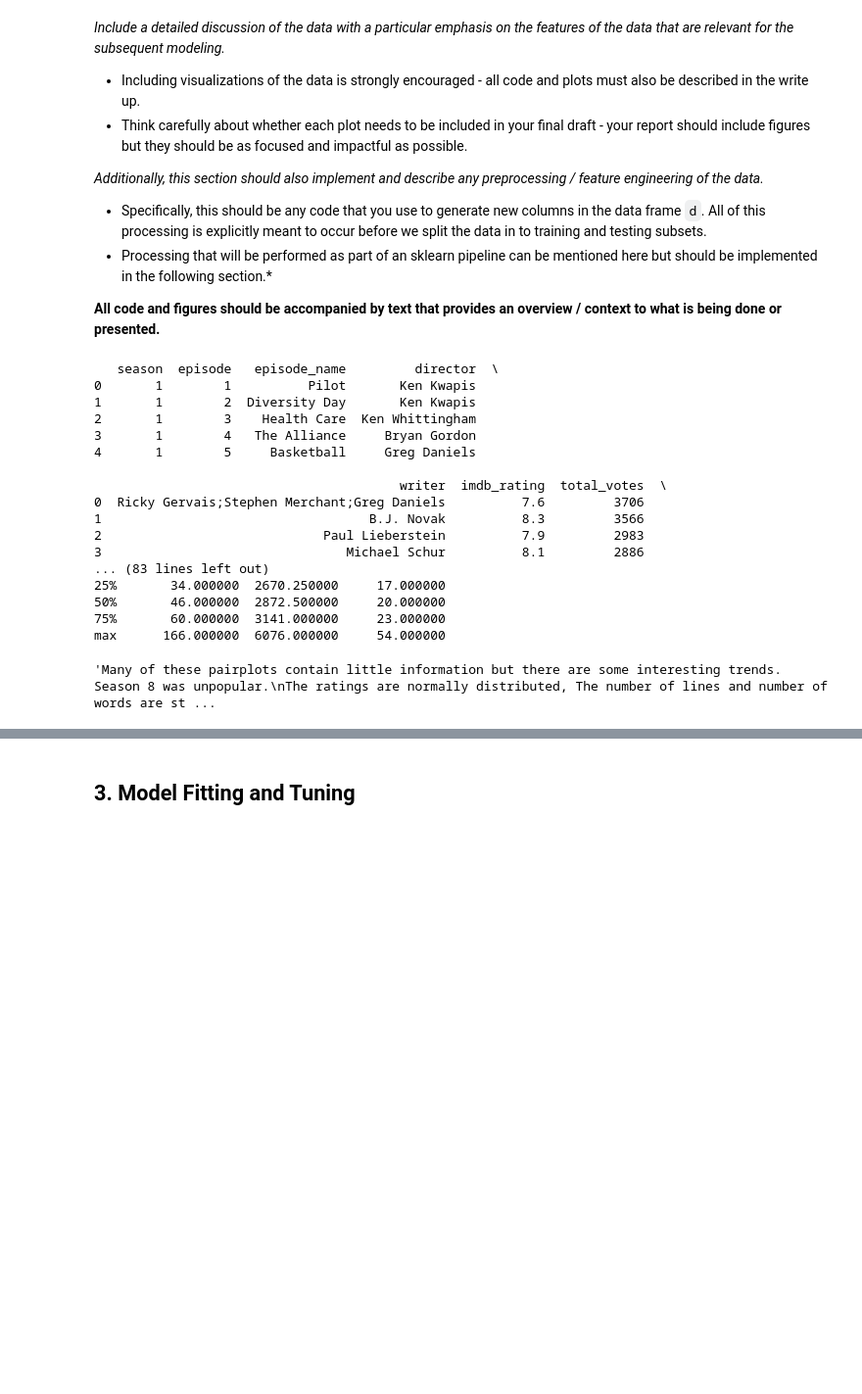
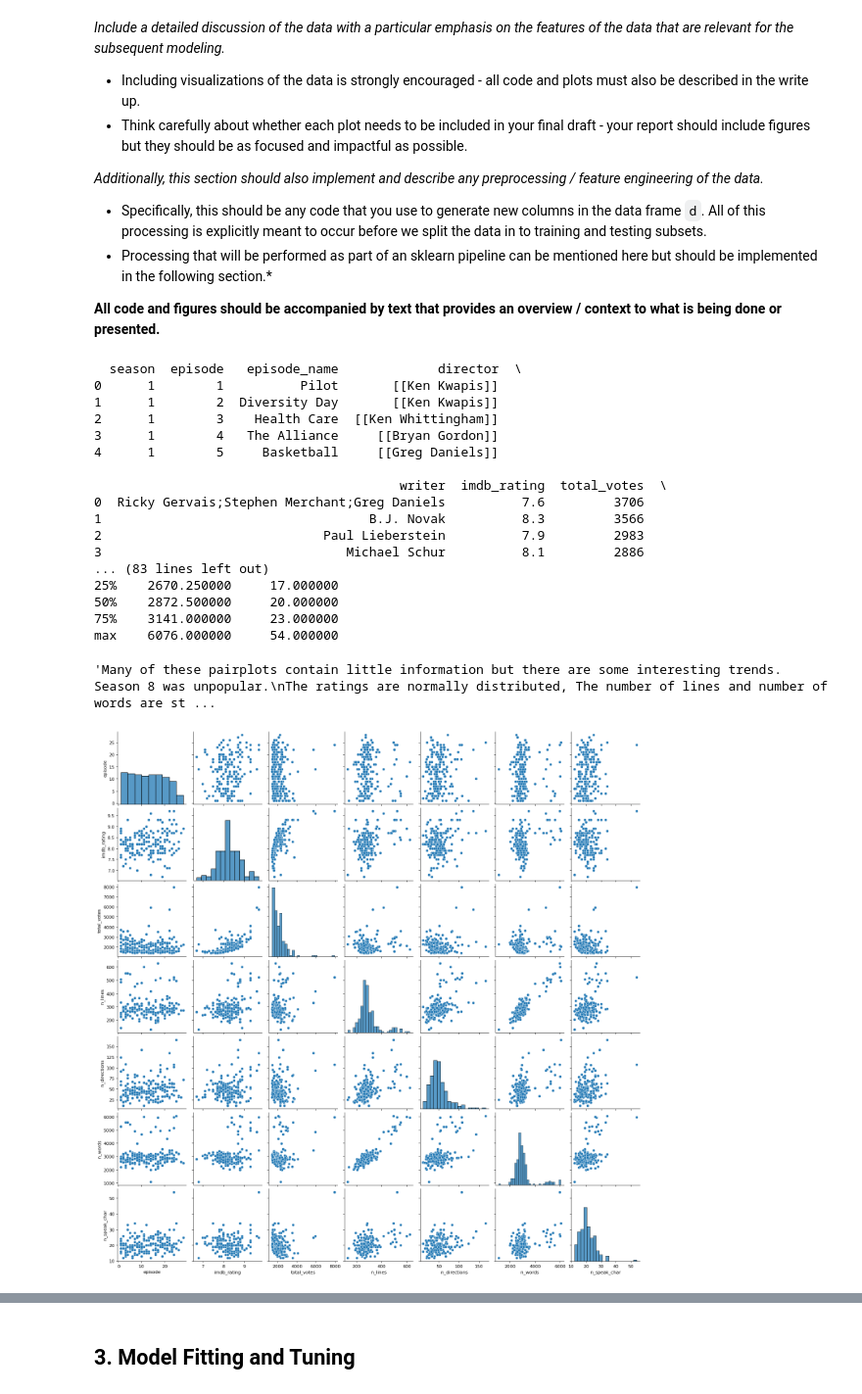
Before and after one commit to BradWangW/imdb_rate_model, a Jupyter notebook: project1.ipynb, the cells around one changed output, grey strips where cells are left out. Shown at 98% size. Saved outputs shown, nothing was run; the diff lists cells and outputs as text; code cells hidden in the pictures; blank space fills up the shorter version.

```diff
--- a/project1.ipynb
+++ b/project1.ipynb
@@ -27,5 +27,8 @@ import sklearn
 # Load data
 data = pd.read_csv("the_office.csv")
 data = pd.DataFrame(data)
-data['director']
+for i in range(0,len(data.director)):
+   data.director[i] = [data.director[i]]
+for i in range(0,len(data.season)):
+   data.season[i] = str(data.season[i])
 # %% [output]
@@ -72,31 +71,32 @@ After making sure that all the necessary libraries or submodules are uploaded he
 # %%
 #Exploratory data analysis to get a sense of the variables
 print(data.head())
 print(data.info)
 print(data.describe())
 
 #The data contains 186 episodes with a mean ammount of votes 2130 per episode and a mean rating of 8.25.
-sns.pairplot(data, size = 50)
+sns.pairplot(data)
 '''Many of these pairplots contain little information but there are some interesting trends. Season 8 was unpopular.
 The ratings are normally distributed, The number of lines and number of words are strongly correlated so we may not need both
 variables. Total votes and imbd rating look like they could have some qaudratic correlation
 '''
 # %% [output]
-   season  episode   episode_name         director  \
-0       1        1          Pilot       Ken Kwapis
-1       1        2  Diversity Day       Ken Kwapis
-2       1        3    Health Care  Ken Whittingham
-3       1        4   The Alliance     Bryan Gordon
-4       1        5     Basketball     Greg Daniels
+  season  episode   episode_name             director  \
+0      1        1          Pilot       [[Ken Kwapis]]
+1      1        2  Diversity Day       [[Ken Kwapis]]
+2      1        3    Health Care  [[Ken Whittingham]]
+3      1        4   The Alliance     [[Bryan Gordon]]
+4      1        5     Basketball     [[Greg Daniels]]
 
                                         writer  imdb_rating  total_votes  \
 0  Ricky Gervais;Stephen Merchant;Greg Daniels          7.6         3706
 1                                   B.J. Novak          8.3         3566
 2                             Paul Lieberstein          7.9         2983
 3                                Michael Schur          8.1         2886
 ... (83 lines left out)
-25%       34.000000  2670.250000     17.000000
-50%       46.000000  2872.500000     20.000000
-75%       60.000000  3141.000000     23.000000
-max      166.000000  6076.000000     54.000000
+25%    2670.250000     17.000000
+50%    2872.500000     20.000000
+75%    3141.000000     23.000000
+max    6076.000000     54.000000
 'Many of these pairplots contain little information but there are some interesting trends. Season 8 was unpopular.\nThe ratings are normally distributed, The number of lines and number of words are st ...
+[figure, added]
```
Also changed, not shown: parts of 12 cells of this notebook.
